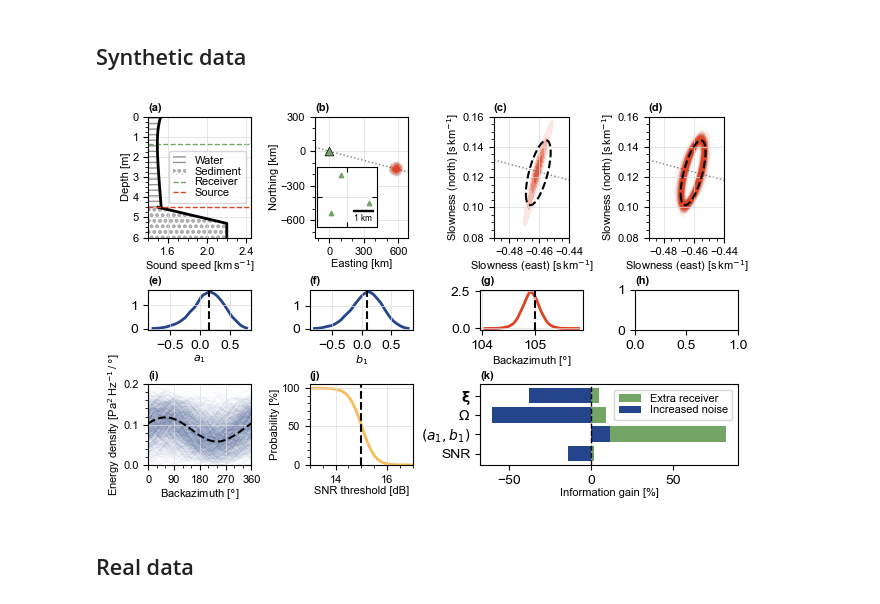
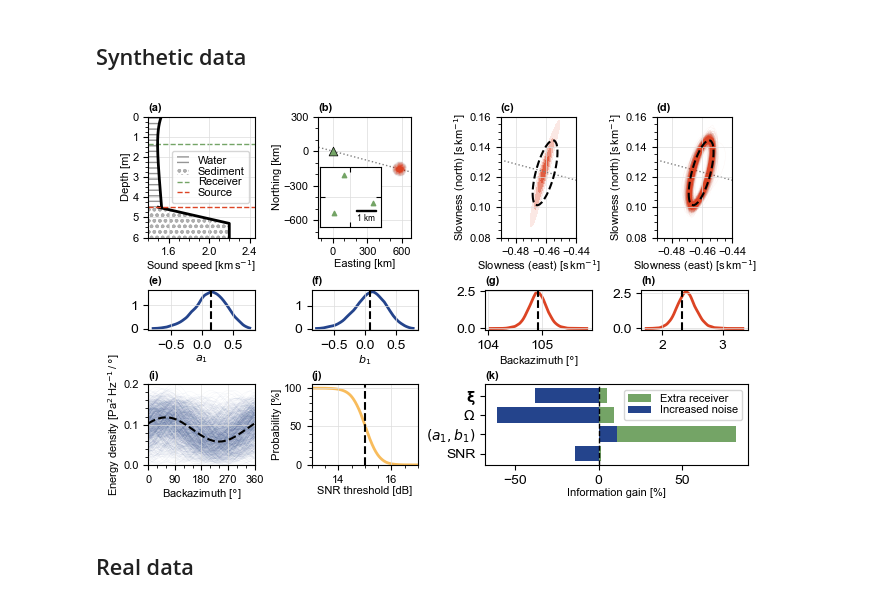
Before and after one commit to Claudia-Elijas/topophone2, a Jupyter notebook: docs/source/examples/figs_JASA-EL.ipynb, the cells around one changed output. Drawn from its saved outputs; the diff is of its cells as text; code cells hidden in the pictures.

```diff
--- a/docs/source/examples/figs_JASA-EL.ipynb
+++ b/docs/source/examples/figs_JASA-EL.ipynb
@@ -99,9 +102,12 @@ snr_stats = MarginalStats((w_T-w_J)[:,None])
 pcum_snr, pcum_snr_vec = snr_stats.probability_density(i=0, cumulative='reverse')
 
 #__ Calculate backazimuth distribution __
-_, _, xi_circ, _, _ = density_params(xi, sigma, corr[:,None])
-stats_xi = MarginalStats(xi_circ)
+_, _, xi_circ, _, sigma_circ, _ = density_params(xi, sigma, corr[:,None])
+_, _, xi_circ_true, _, sigma_circ_true, _ = density_params(m_true[1:3][None,:], m_true[3:5][None,:], m_true[5][None,None])
+stats_xi    = MarginalStats(xi_circ)
+stats_sigma = MarginalStats(sigma_circ)
 p_az, p_az_vec = stats_xi.probability_density(i=1)
+p_bw, p_bw_vec = stats_sigma.probability_density(i=1)
 
 #__ Calculate harmonic coefficient distributions __
 stats = MarginalStats(m)
@@ -386,7 +392,16 @@ axs[9].plot(
     zorder=1
 )
 axs[9].grid(color='gainsboro', linewidth=0.5)
-axs[9].axvline(105, ls='--', color='k', lw=1.5, zorder=2)
+axs[9].axvline((xi_circ_true[0,1]-180)%360, ls='--', color='k', lw=1.5, zorder=2)
+
+#__ Backazimuth beamwidth __
+axs[10].plot(
+    p_bw_vec, p_bw,
+    color=theme[0], lw=2.0,
+    zorder=1
+)
+axs[10].grid(color='gainsboro', linewidth=0.5)
+axs[10].axvline(sigma_circ_true[0,1], ls='--', color='k', lw=1.5, zorder=2)
 
 #________ INFORMATION GAIN ________#
 
@@ -397,34 +412,34 @@ axs[6].set_yticks(y, labels)
 
 #__ Extra receiver __
 axs[6].barh(
     y, rel_IG_rec,
     color=theme[1], label="Extra receiver",
     zorder=1
 )
 
 #__ Noise increase __
 axs[6].barh(
     y, rel_IG_noisy,
     color=theme[2], label="Increased noise",
     zorder=1)
 
 #__ Plot neutral __
 axs[6].axvline(0, c='k', ls='--', lw=1.0, zorder=2)
 
 #__ Legend __
 axs[6].legend(fontsize=small, loc='upper right', labelspacing=0.1)
 
 # __ Labels (a,b,c,d,e,f,g,h,i,j, k) as titles __
 for ax, label in zip(axs, ['(a)', '(b)', '(c)', '(d)', '(i)', '(j)', '(k)', '(e)', '(f)', '(g)', '(h)']):
     ax.set_title(label, loc='left', fontsize=small, fontweight='bold', pad=4)
 
 # __ adjust subplots vertical spacing: reduce to maximize space for figure
 fig.get_layout_engine().set(h_pad=0.01, hspace=0.0)
 
 #__ Show figure __
 fig.show()
 # %% [output]
-[figure, old version]
+[figure, new version]
 # %% [markdown]
 ## Real data
 # %% [markdown]
```
Also changed, not shown: parts of 1 cell of this notebook.
